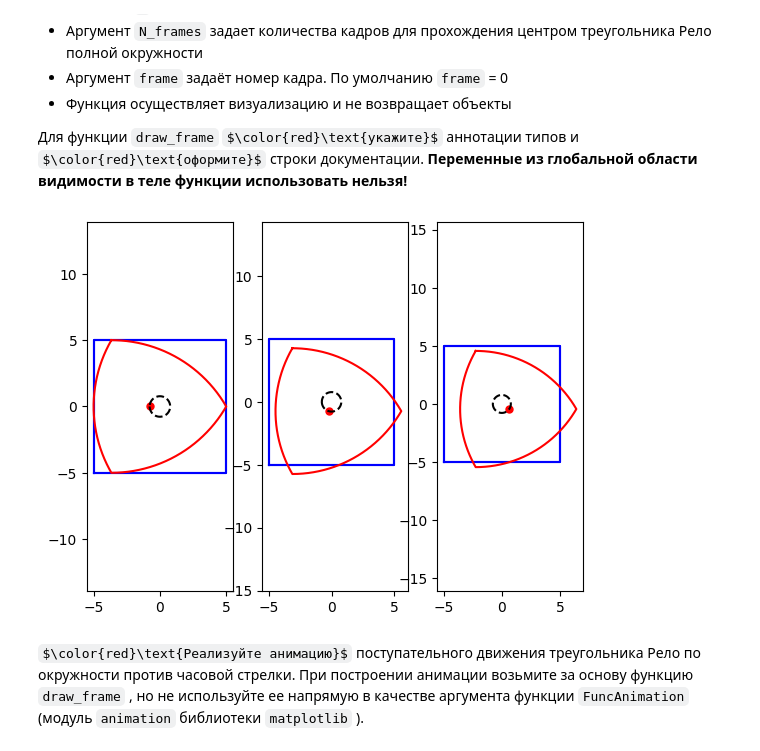
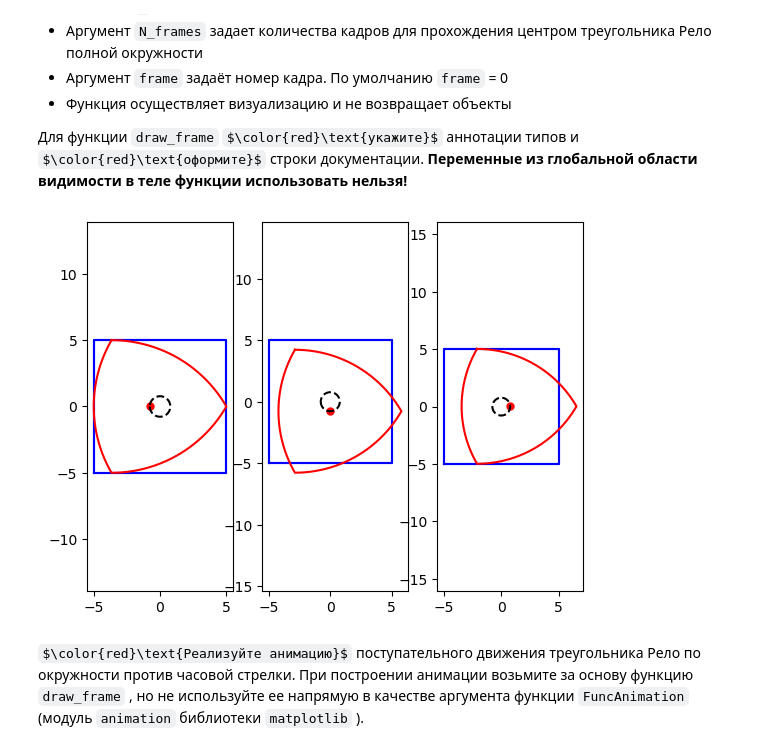
Before and after one commit to losospovs/rental, a Jupyter notebook: KM2_Lb05_Fedorenko_0.ipynb, the cells around one changed output. Saved outputs shown, nothing was run; the diff lists cells and outputs as text; code cells hidden in the pictures; some formulas as TeX source.

```diff
--- a/KM2_Lb05_Fedorenko_0.ipynb
+++ b/KM2_Lb05_Fedorenko_0.ipynb
@@ -96,9 +92,9 @@ $\color{red}\text{Напишите пользовательскую функци
 # %%
 def draw_frame(r: float, N_frames: int, frame: int = 0) -> None:
     """
-    do: Отрисовывает один кадр движения треугольника Рело по окружности против часовой стрелки
-    arguments:  r - ширина треугольника,
-                N_frames - количество создаваемых кадров,
+    do: Изображает один кадр поступательного движения центра треугольника Рело по окружности против часовой стрелки
+    arguments:  r - ширина треугольника Рело,
+                N_frames - количество создаваемых кадров для прохождения центром полной окружности,
                 frame - номер кадра (по умолчанию 0).
     result: None
     """
@@ -110,15 +106,8 @@ def draw_frame(r: float, N_frames: int, frame: int = 0) -> None:
     a=np.array(center)-r/2
     b=np.array(center)+r/2
     square = np.array(([a,a],[a,b],[b,b],[b,a],[a,a]))
-
-    """center=np.array(center)
     l = r*math.sqrt(2*(1-math.cos(math.pi/n)))
     R = l/(2*math.sin(math.pi/n))
-    shift=[R-r/2,0]
-    relo_matrix_shifted = relo_matrix - shift
-    center -=shift
-    center=list(center)"""
-
     shift=[R-r/2,0]
     t_center = np.linspace(-np.pi, np.pi, N_frames)
     center_frame = shift[0]*np.transpose([np.cos(t_center), np.sin(t_center)])
@@ -131,14 +120,14 @@ def draw_frame(r: float, N_frames: int, frame: int = 0) -> None:
 # %%
 plt.figure()
 N_frames = 100
 plt.subplot(1,3,1)
 draw_frame(r=r, N_frames=N_frames)
 plt.subplot(1,3,2)
-draw_frame(r=r, N_frames=N_frames, frame=20)
+draw_frame(r=r, N_frames=N_frames, frame=25)
 plt.subplot(1,3,3)
-draw_frame(r=r, N_frames=N_frames, frame=40)
+draw_frame(r=r, N_frames=N_frames, frame=50)
 # %% [output]
-[figure, old version]
+[figure, new version]
 # %% [markdown]
 $\color{red}\text{Реализуйте анимацию}$ поступательного движения треугольника Рело по окружности против часовой стрелки. При построении анимации возьмите за основу функцию `draw_frame` , но не используйте ее напрямую в качестве аргумента функции `FuncAnimation` (модуль `animation` библиотеки `matplotlib` ).
 # %%
```
Also changed, not shown: parts of 5 cells of this notebook.
